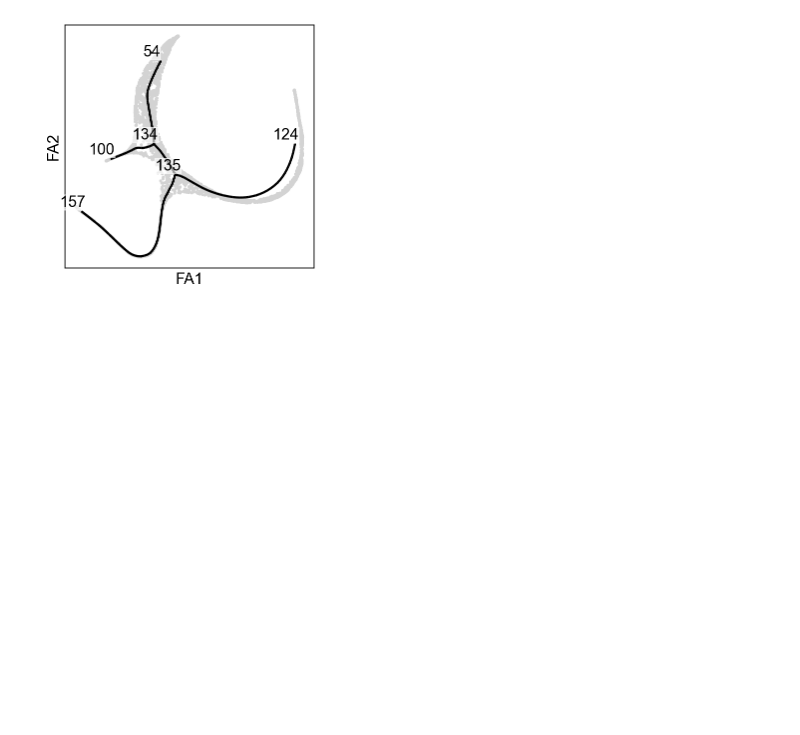
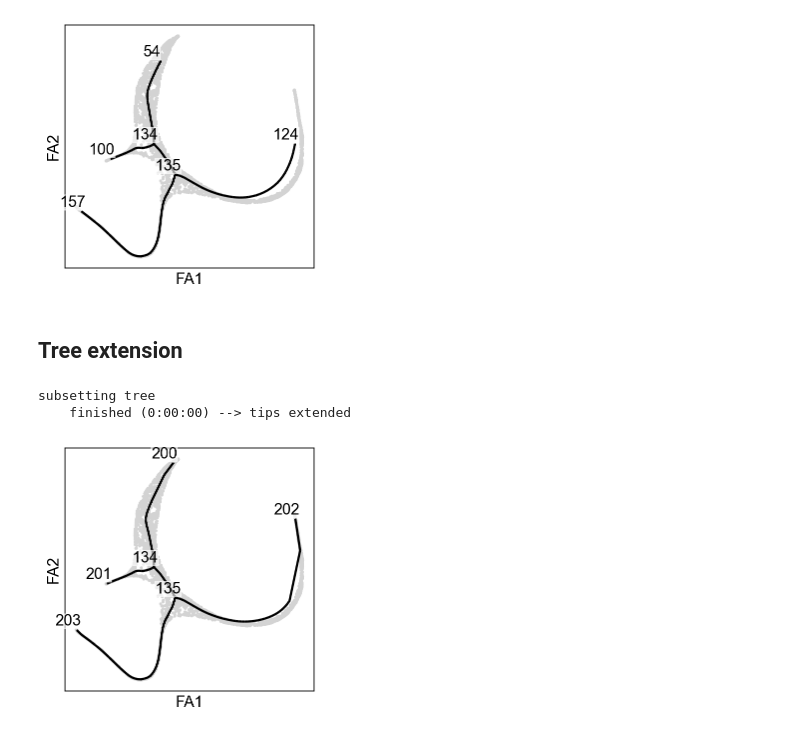
Before and after one commit to LouisFaure/scFates_notebooks, a Jupyter notebook: Tree_operations.ipynb, the cells around one changed output. Saved outputs shown, nothing was run; the diff lists cells and outputs as text; code cells hidden in the pictures; blank space fills up the shorter version.

Commit message:
updated tree ops

```diff
--- a/Tree_operations.ipynb
+++ b/Tree_operations.ipynb
@@ -121,3 +121,14 @@ scf.pl.graph(adata_attached,basis="draw_graph_fa",size_nodes=.1)
 ... storing 'seg' as categorical
 ... storing 'edge' as categorical
 [figure]
+# %% [markdown]
+## Tree extension
+# %%
+scf.tl.extend_tips(adata_attached)
+# %% [output]
+subsetting tree
+    finished (0:00:00) --> tips extended
+# %%
+scf.pl.graph(adata_attached,basis="draw_graph_fa",size_nodes=.1)
+# %% [output]
+[figure, added]
```
